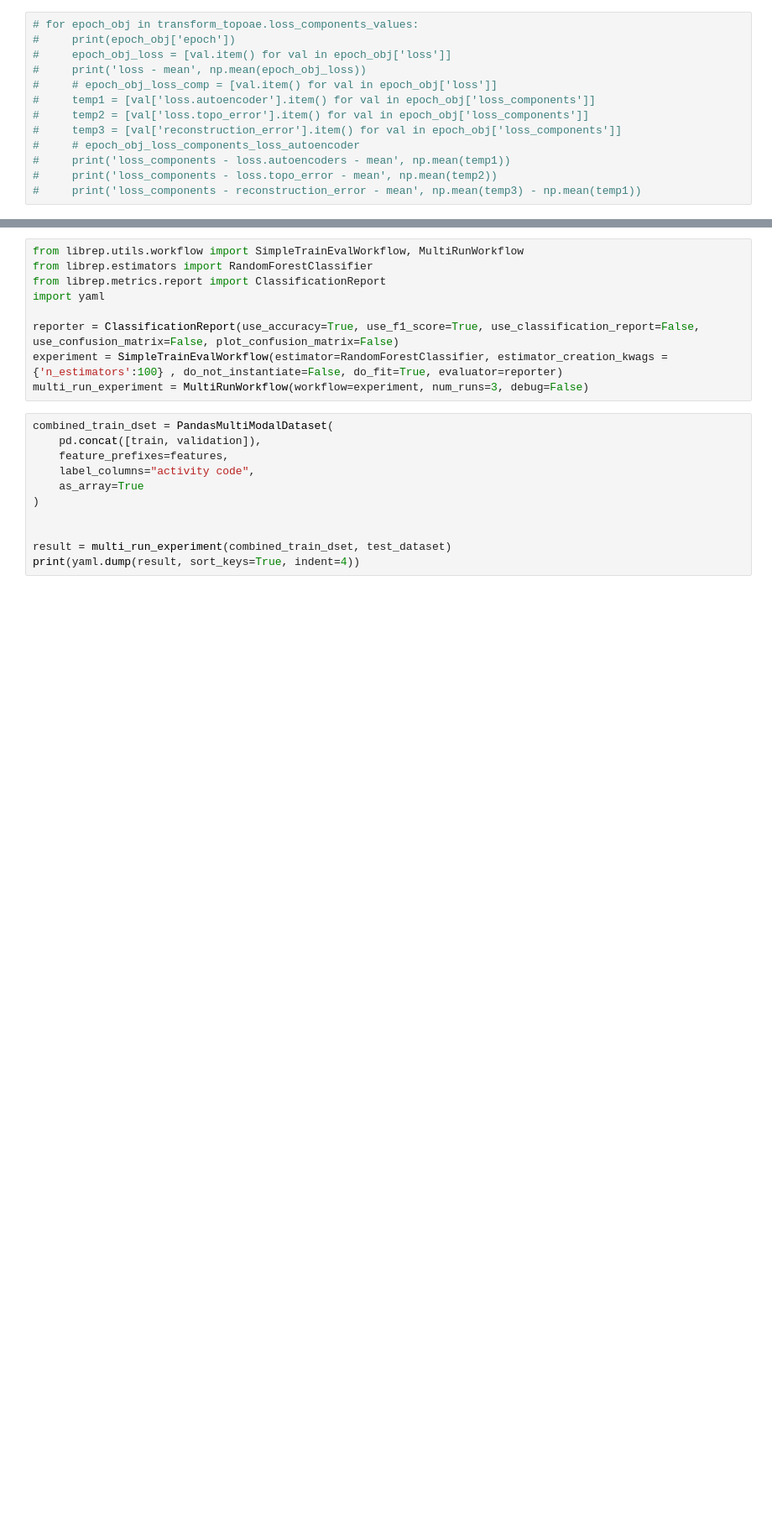
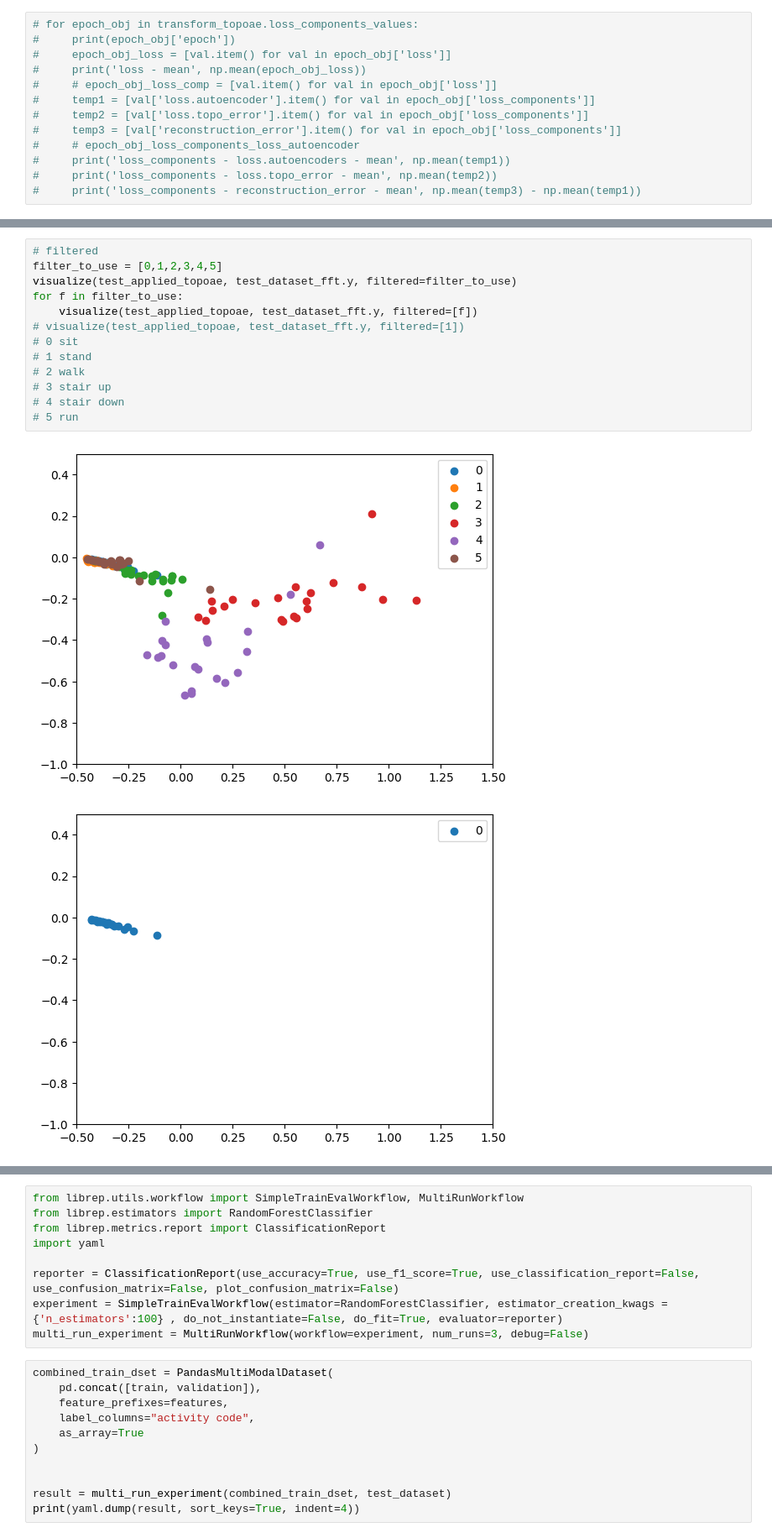
Before and after one commit to otavioon/librep-hiaac, a Jupyter notebook: experiments/Experiments_topoae_KuHar_20Hz.ipynb, the cells around one changed output, grey strips where cells are left out. Shown: that part at 84% size. Drawn from its saved outputs; the diff is of its cells as text; blank space fills up the shorter version.

```diff
--- a/experiments/Experiments_topoae_KuHar_20Hz.ipynb
+++ b/experiments/Experiments_topoae_KuHar_20Hz.ipynb
@@ -154,0 +180,16 @@ RESHAPED (378, 3)
+# %%
+# filtered
+filter_to_use = [0,1,2,3,4,5]
+visualize(test_applied_topoae, test_dataset_fft.y, filtered=filter_to_use)
+for f in filter_to_use:
+    visualize(test_applied_topoae, test_dataset_fft.y, filtered=[f])
+# visualize(test_applied_topoae, test_dataset_fft.y, filtered=[1])
+# 0 sit
+# 1 stand
+# 2 walk
+# 3 stair up
+# 4 stair down
+# 5 run
+# %% [output]
+[figure, added]
+[figure, added]
```
Also changed, not shown: parts of 14 cells of this notebook, 2 other files.
